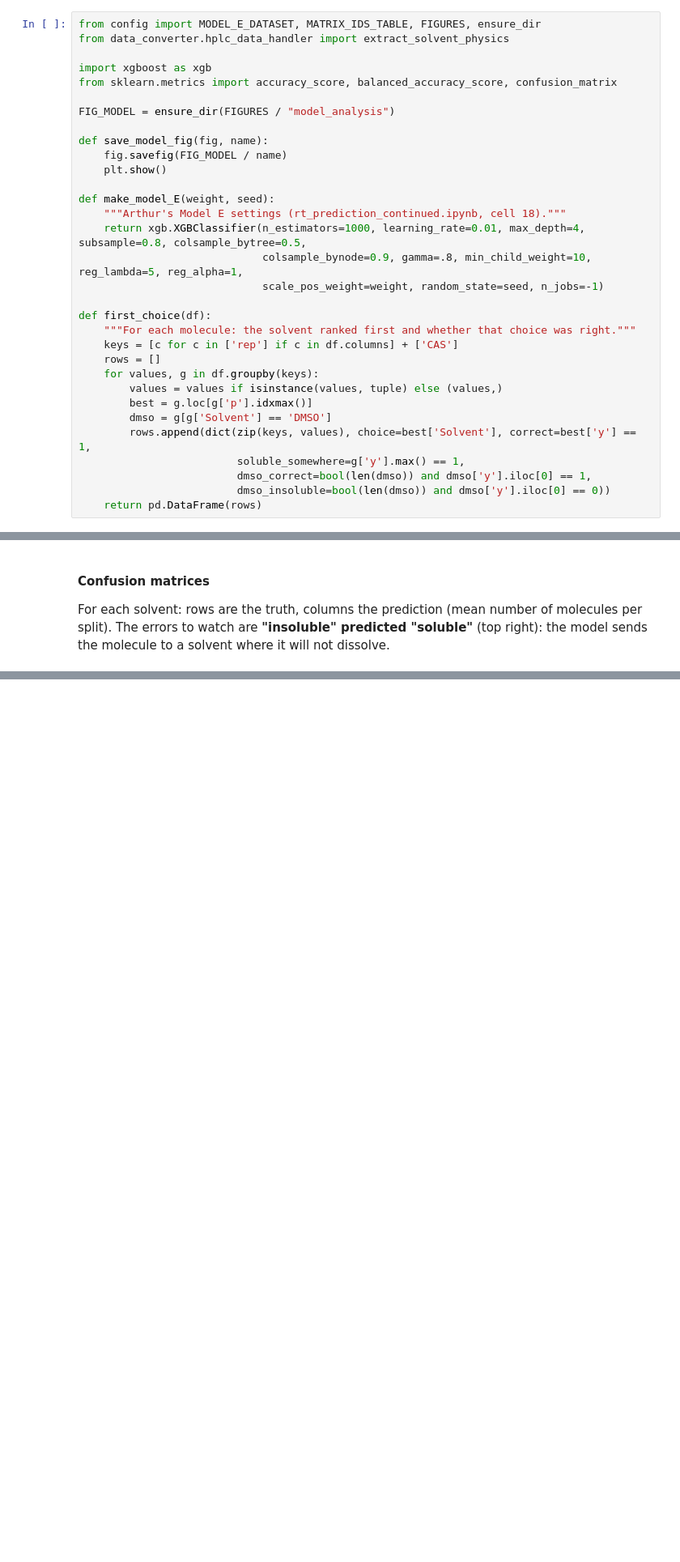
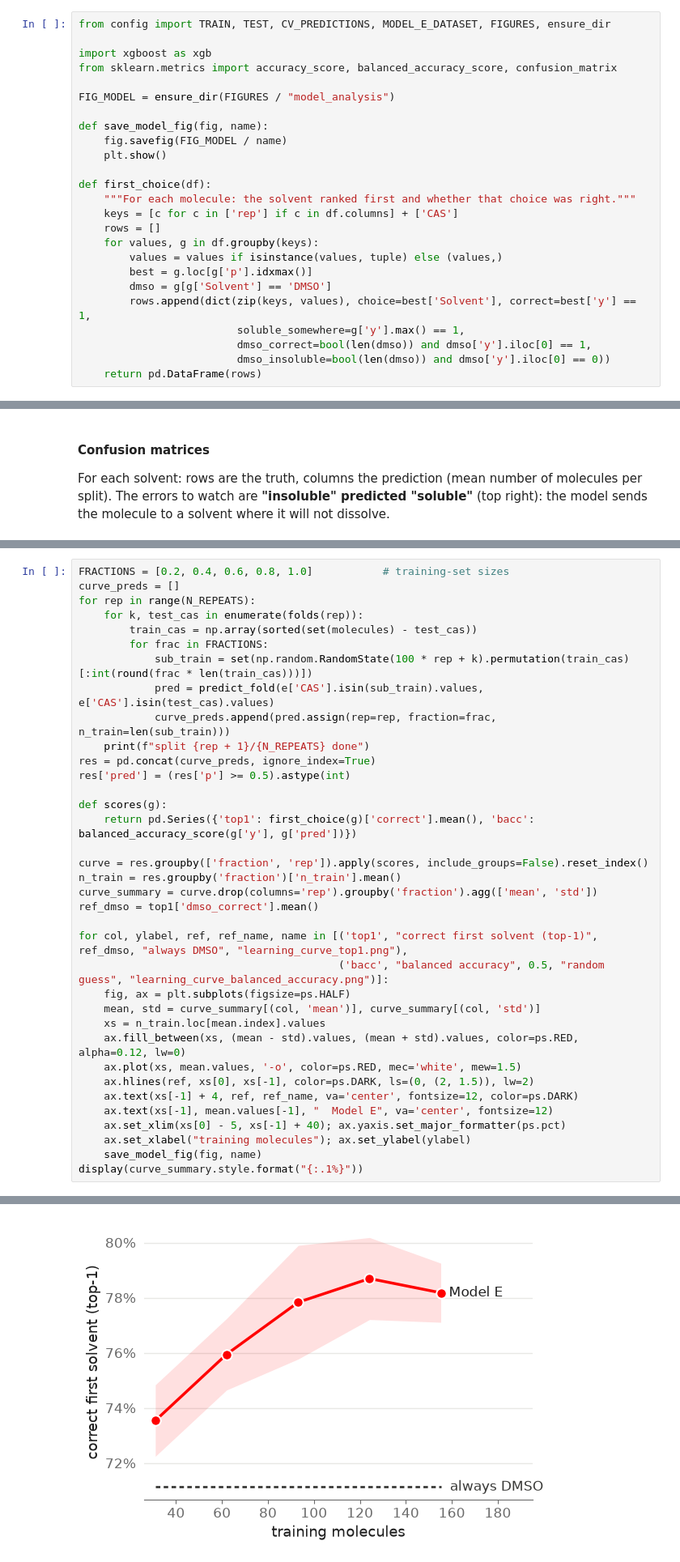
Before and after one commit to swisscatplus/solubility_prediction_nmr, a Jupyter notebook: notebooks/05_analyse.ipynb, the cells around one changed output, grey strips where cells are left out. Shown at 81% size. Drawn from its saved outputs; the diff is of its cells as text; blank space fills up the shorter version.

```diff
--- a/notebooks/05_analyse.ipynb
+++ b/notebooks/05_analyse.ipynb
@@ -228,6 +275,5 @@ FRACTIONS = [0.2, 0.4, 0.6, 0.8, 1.0]           # training-set sizes for the lea
 # %%
-from config import MODEL_E_DATASET, MATRIX_IDS_TABLE, FIGURES, ensure_dir
-from data_converter.hplc_data_handler import extract_solvent_physics
+from config import TRAIN, TEST, CV_PREDICTIONS, MODEL_E_DATASET, FIGURES, ensure_dir
 
 import xgboost as xgb
 from sklearn.metrics import accuracy_score, balanced_accuracy_score, confusion_matrix
@@ -237,12 +283,6 @@ FIG_MODEL = ensure_dir(FIGURES / "model_analysis")
 def save_model_fig(fig, name):
     fig.savefig(FIG_MODEL / name)
     plt.show()
-
-def make_model_E(weight, seed):
-    """Arthur's Model E settings (rt_prediction_continued.ipynb, cell 18)."""
-    return xgb.XGBClassifier(n_estimators=1000, learning_rate=0.01, max_depth=4, subsample=0.8, colsample_bytree=0.5,
-                             colsample_bynode=0.9, gamma=.8, min_child_weight=10, reg_lambda=5, reg_alpha=1,
-                             scale_pos_weight=weight, random_state=seed, n_jobs=-1)
 
 def first_choice(df):
     """For each molecule: the solvent ranked first and whether that choice was right."""
@@ -451,0 +556,37 @@ save_model_fig(fig, "top_k.png")
+# %%
+FRACTIONS = [0.2, 0.4, 0.6, 0.8, 1.0]           # training-set sizes
+curve_preds = []
+for rep in range(N_REPEATS):
+    for k, test_cas in enumerate(folds(rep)):
+        train_cas = np.array(sorted(set(molecules) - test_cas))
+        for frac in FRACTIONS:
+            sub_train = set(np.random.RandomState(100 * rep + k).permutation(train_cas)[:int(round(frac * len(train_cas)))])
+            pred = predict_fold(e['CAS'].isin(sub_train).values, e['CAS'].isin(test_cas).values)
+            curve_preds.append(pred.assign(rep=rep, fraction=frac, n_train=len(sub_train)))
+    print(f"split {rep + 1}/{N_REPEATS} done")
+res = pd.concat(curve_preds, ignore_index=True)
+res['pred'] = (res['p'] >= 0.5).astype(int)
+
+def scores(g):
+    return pd.Series({'top1': first_choice(g)['correct'].mean(), 'bacc': balanced_accuracy_score(g['y'], g['pred'])})
+
+curve = res.groupby(['fraction', 'rep']).apply(scores, include_groups=False).reset_index()
+n_train = res.groupby('fraction')['n_train'].mean()
+curve_summary = curve.drop(columns='rep').groupby('fraction').agg(['mean', 'std'])
+ref_dmso = top1['dmso_correct'].mean()
+
+for col, ylabel, ref, ref_name, name in [('top1', "correct first solvent (top-1)", ref_dmso, "always DMSO", "learning_curve_top1.png"),
+                                         ('bacc', "balanced accuracy", 0.5, "random guess", "learning_curve_balanced_accuracy.png")]:
+    fig, ax = plt.subplots(figsize=ps.HALF)
+    mean, std = curve_summary[(col, 'mean')], curve_summary[(col, 'std')]
+    xs = n_train.loc[mean.index].values
+    ax.fill_between(xs, (mean - std).values, (mean + std).values, color=ps.RED, alpha=0.12, lw=0)
+    ax.plot(xs, mean.values, '-o', color=ps.RED, mec='white', mew=1.5)
+    ax.hlines(ref, xs[0], xs[-1], color=ps.DARK, ls=(0, (2, 1.5)), lw=2)
+    ax.text(xs[-1] + 4, ref, ref_name, va='center', fontsize=12, color=ps.DARK)
+    ax.text(xs[-1], mean.values[-1], "  Model E", va='center', fontsize=12)
+    ax.set_xlim(xs[0] - 5, xs[-1] + 40); ax.yaxis.set_major_formatter(ps.pct)
+    ax.set_xlabel("training molecules"); ax.set_ylabel(ylabel)
+    save_model_fig(fig, name)
+display(curve_summary.style.format("{:.1%}"))
+# %% [output]
@@ -451,0 +596 @@ save_model_fig(fig, "top_k.png")
+[figure, added]
```
Also changed, not shown: parts of 38 cells of this notebook, 53 other files.
